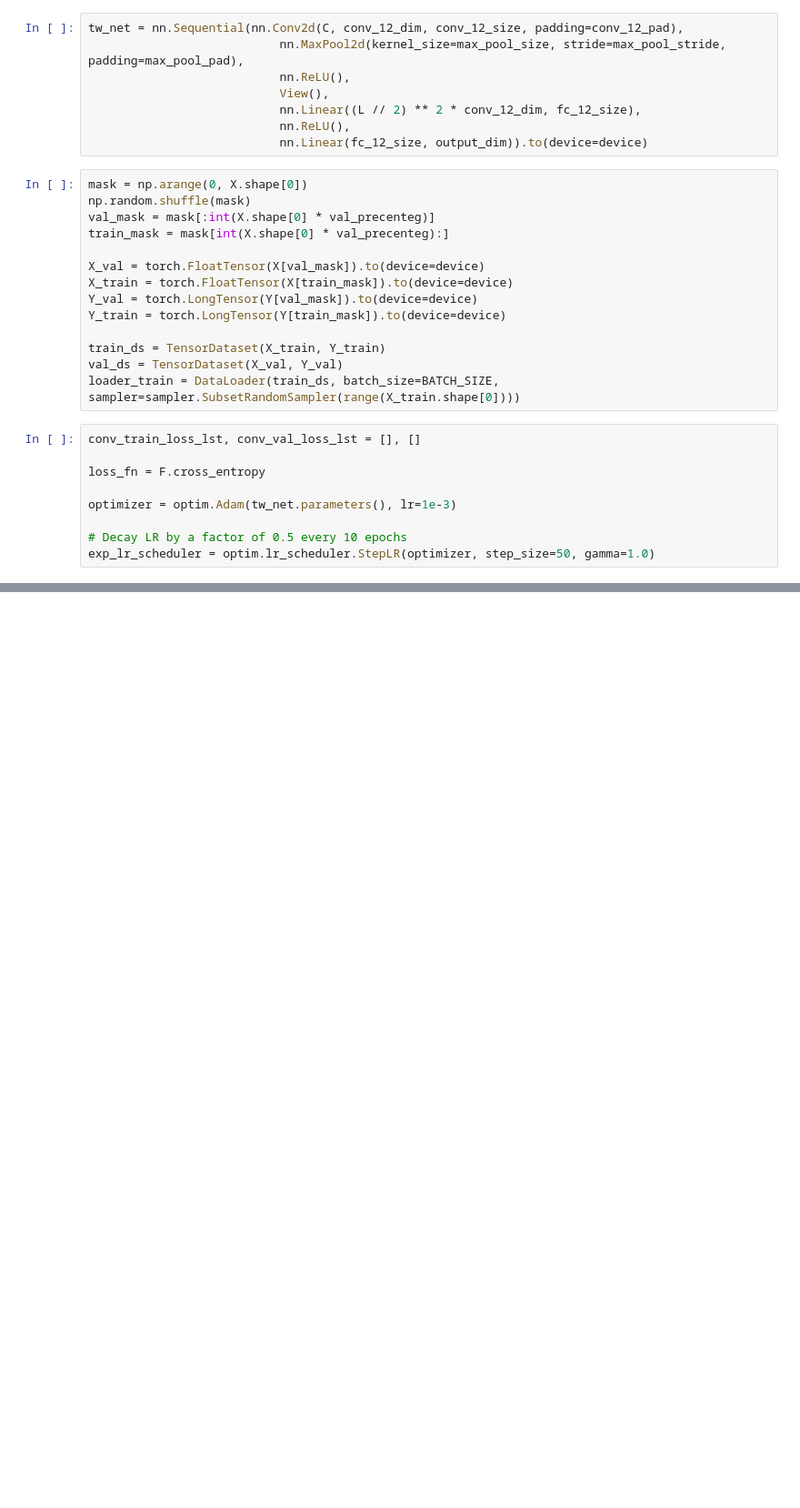
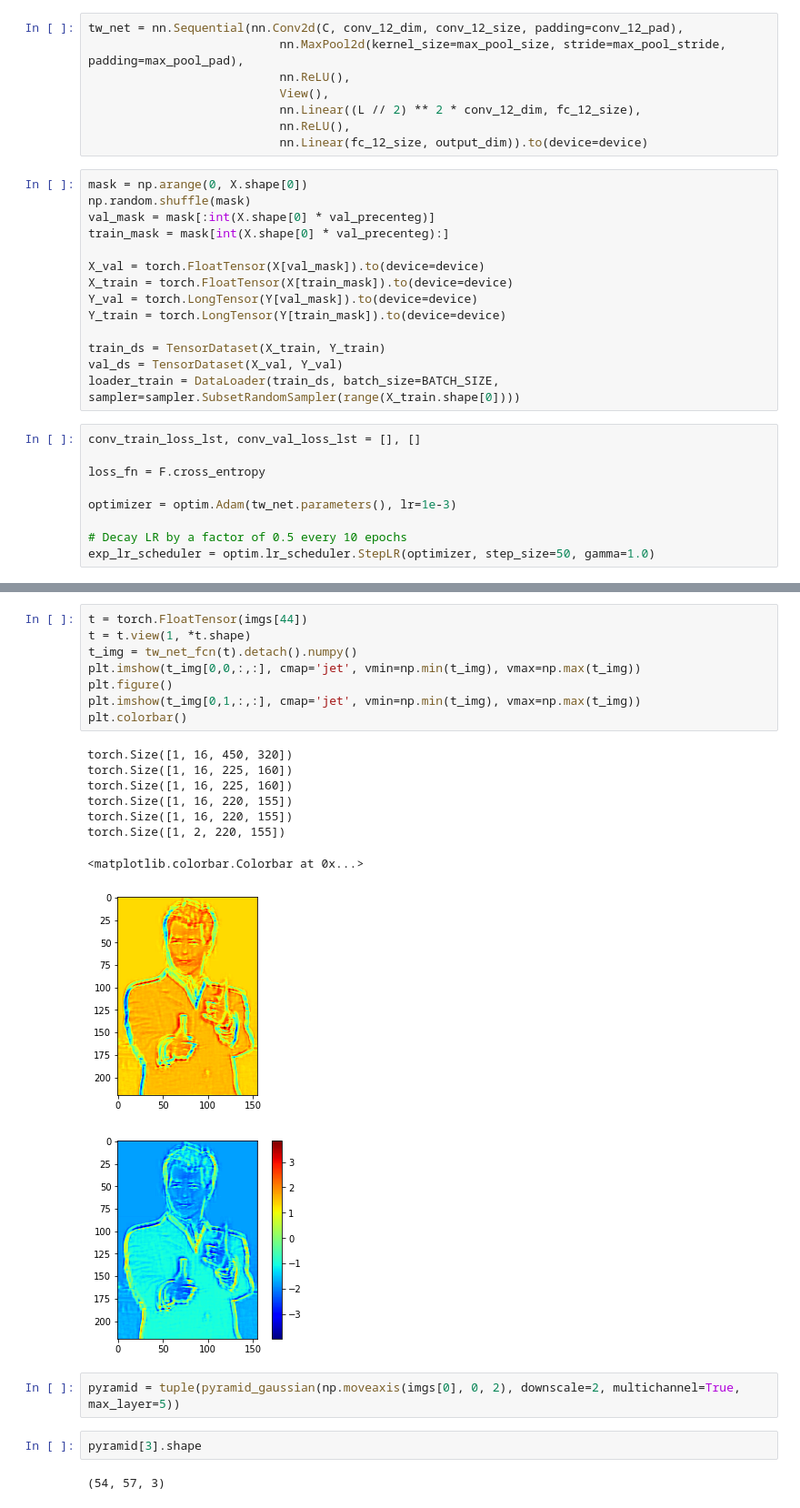
Before and after one commit to yohaiMagen/Deep_Learning_Course, a Jupyter notebook: Ex2/Ex2Q1.ipynb, the cells around one changed output, grey strips where cells are left out. Shown at 91% size. Saved outputs shown, nothing was run; the diff lists cells and outputs as text; blank space fills up the shorter version.

```diff
--- a/Ex2/Ex2Q1.ipynb
+++ b/Ex2/Ex2Q1.ipynb
@@ -224,0 +360,24 @@ plt.show()
+# %%
+t = torch.FloatTensor(imgs[44])
+t = t.view(1, *t.shape)
+t_img = tw_net_fcn(t).detach().numpy()
+plt.imshow(t_img[0,0,:,:], cmap='jet', vmin=np.min(t_img), vmax=np.max(t_img))
+plt.figure()
+plt.imshow(t_img[0,1,:,:], cmap='jet', vmin=np.min(t_img), vmax=np.max(t_img))
+plt.colorbar()
+# %% [output]
+torch.Size([1, 16, 450, 320])
+torch.Size([1, 16, 225, 160])
+torch.Size([1, 16, 225, 160])
+torch.Size([1, 16, 220, 155])
+torch.Size([1, 16, 220, 155])
+torch.Size([1, 2, 220, 155])
+<matplotlib.colorbar.Colorbar at 0x...>
+[figure, added]
+[figure, added]
+# %%
+pyramid = tuple(pyramid_gaussian(np.moveaxis(imgs[0], 0, 2), downscale=2, multichannel=True, max_layer=5))
+# %%
+pyramid[3].shape
+# %% [output]
+(54, 57, 3)
```
Also changed, not shown: parts of 30 cells of this notebook, 3 other files.
